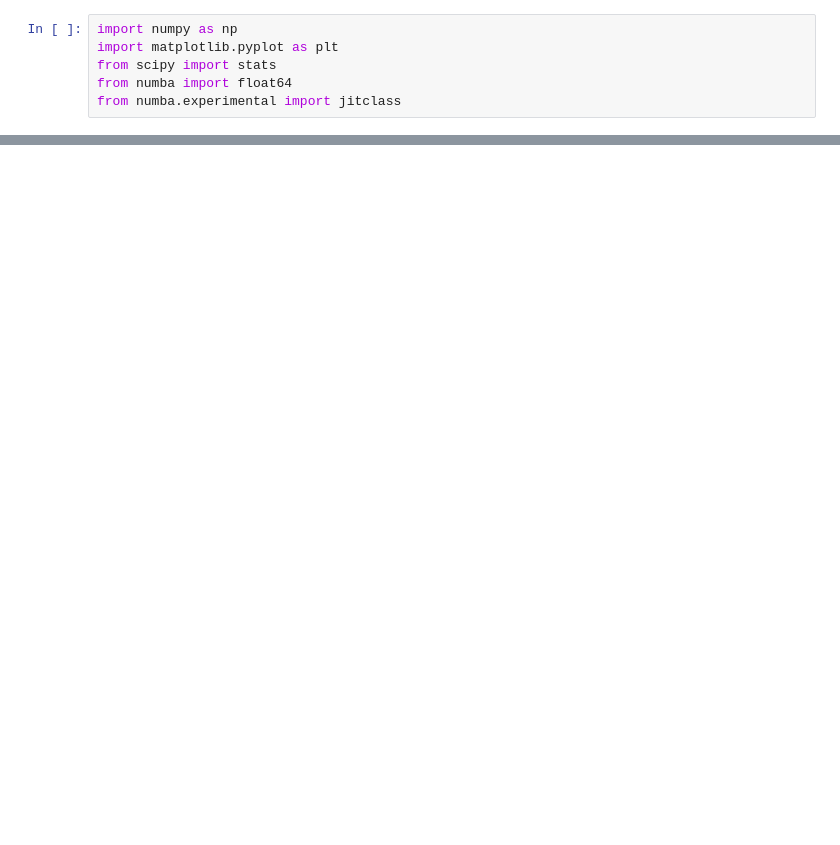
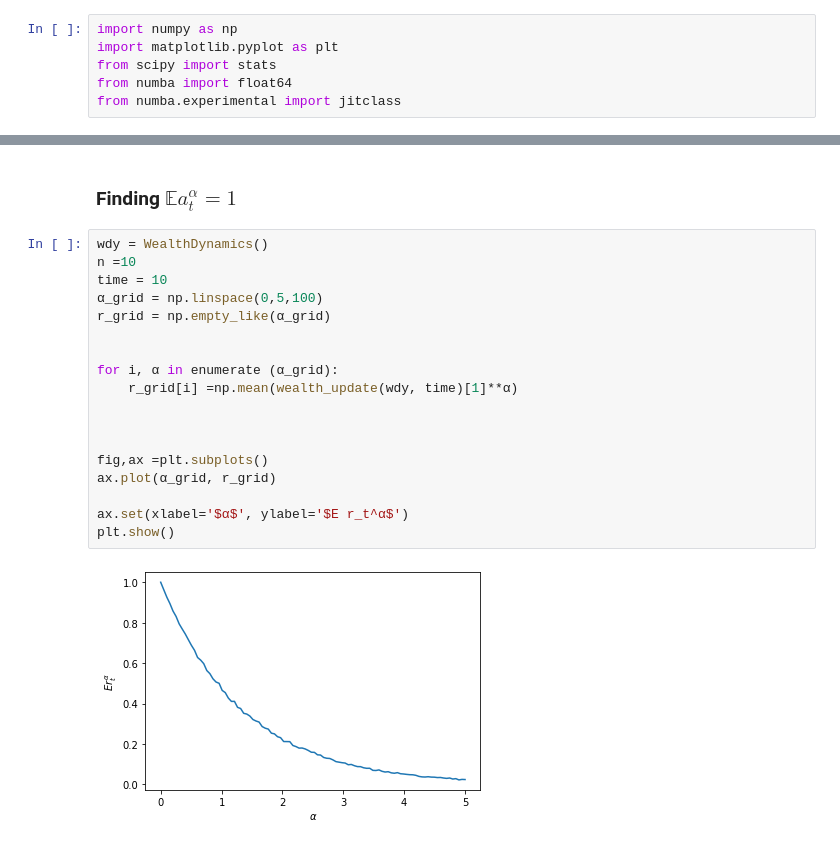
Before and after one commit to sayaikegawa/Research_essay, a Jupyter notebook: wealth_timeseries.ipynb, the cells around one changed output, grey strips where cells are left out. Cells and saved outputs as stored; diff of their text form; blank space fills up the shorter version.

```diff
--- a/wealth_timeseries.ipynb
+++ b/wealth_timeseries.ipynb
@@ -114,0 +121,22 @@ plt.show()
+# %% [markdown]
+### Finding $\mathbb E a_t^\alpha = 1$
+# %%
+wdy = WealthDynamics()
+n =10
+time = 10
+α_grid = np.linspace(0,5,100)
+r_grid = np.empty_like(α_grid)
+
+
+for i, α in enumerate (α_grid):
+    r_grid[i] =np.mean(wealth_update(wdy, time)[1]**α)
+
+
+
+fig,ax =plt.subplots()
+ax.plot(α_grid, r_grid)
+
+ax.set(xlabel='$α$', ylabel='$E r_t^α$')
+plt.show()
+# %% [output]
+[figure, added]
```
Also changed, not shown: parts of 7 cells of this notebook.
